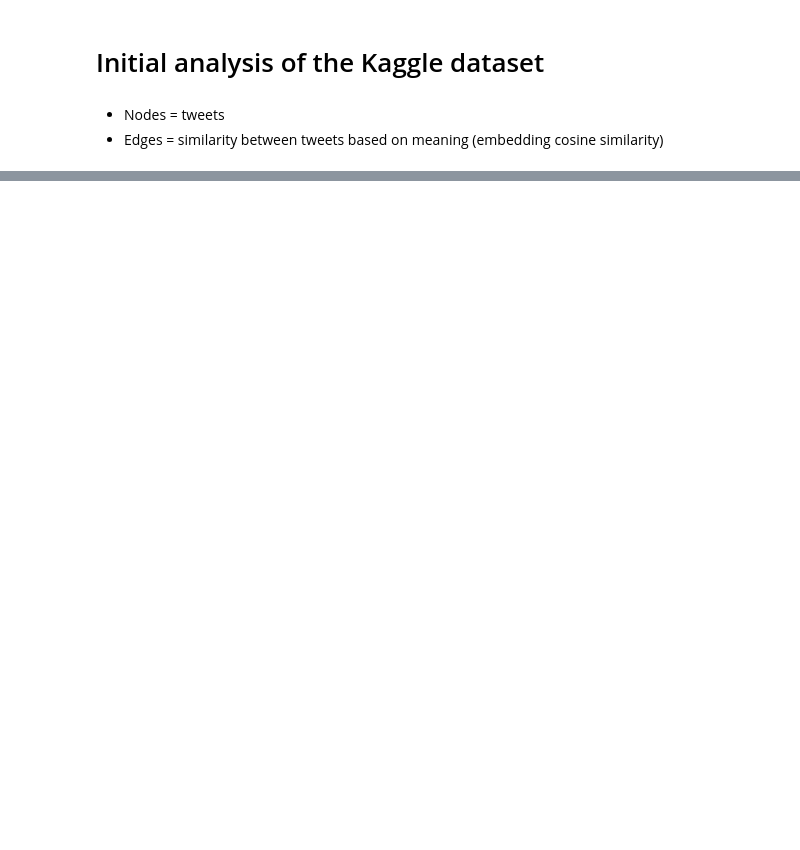
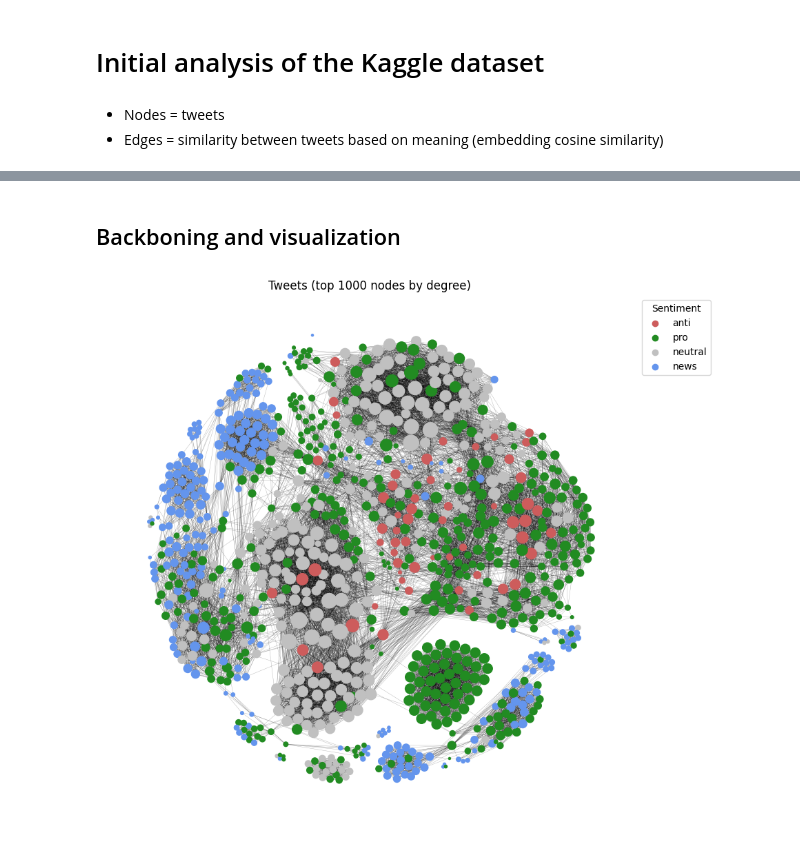
Before and after one commit to annemollelsborg/02805_climate_conv, a Jupyter notebook: init_analysis_kaggle.ipynb, the cells around one changed output, grey strips where cells are left out. Drawn from its saved outputs; the diff is of its cells as text; code cells hidden in the pictures; blank space fills up the shorter version.

```diff
--- a/init_analysis_kaggle.ipynb
+++ b/init_analysis_kaggle.ipynb
@@ -118,0 +140,6 @@ Error:
+# %%
+# Load network from file to G
+G = nx.read_gexf("/Users/ame/02805_climate_conv/networks/climate_tweet_network.gexf")
+print("Graph loaded from file")
+print("Nodes:", G.number_of_nodes())
+print("Edges:", G.number_of_edges())
@@ -176,0 +181,69 @@ Error:
+# %% [markdown]
+## Backboning and visualization
+# %%
+# Compute degrees
+deg = dict(G.degree())
+
+top_nodes = sorted(deg, key=deg.get, reverse=True)[:1000]
+
+# Induced subgraph on those nodes
+H = G.subgraph(top_nodes).copy()
+
+# Recompute degrees on the subgraph
+deg_H = dict(H.degree())
+node_sizes = [5 + 2 * deg_H[n] for n in H.nodes()]  # tweak for better visualization
+
+# Emotion labels used by your model
+sentiment_label = ["news", "pro", "neutral", "anti"]
+
+# Pick a distinct color for each emotion
+sentiment_colors = {
+    "anti":      "indianred",
+    "pro":       "forestgreen",
+    "neutral":   "silver",
+    "news":      "cornflowerblue",
+}
+
+# Node colors: based on sentiment_label attribute
+node_colors = [
+    sentiment_colors.get(H.nodes[n].get("sentiment_label"), "#7f7f7f")
+    for n in H.nodes()
+]
+# Layout on the subgraph
+pos = nx.forceatlas2_layout(
+    H,
+    pos=None,
+    max_iter=1000,
+    distributed_action=False,
+    strong_gravity=True
+)
+
+plt.figure(figsize=(10, 10))
+
+# Draw only edges between the top-1000 nodes
+nx.draw_networkx_edges(H, pos, width=0.3, alpha=0.3)
+
+# Draw only the top-1000 nodes
+nodes = nx.draw_networkx_nodes(
+    H,
+    pos,
+    node_size=node_sizes,
+    node_color=node_colors,
+)
+
+# manual legend for emotions
+for sentiment, color in sentiment_colors.items():
+    plt.scatter([], [], c=color, label=sentiment)
+
+plt.legend(
+    title="Sentiment",
+    loc="upper left",
+    bbox_to_anchor=(1, 1)
+)
+
+#plt.colorbar(nodes, label="content_length (words)", ax=plt.gca(), fraction=0.03)
+plt.axis('off')
+plt.title("Tweets (top 1000 nodes by degree)")
+plt.show()
+# %% [output]
+[figure, added]
```
Also changed, not shown: parts of 22 cells of this notebook, 2 other files.
